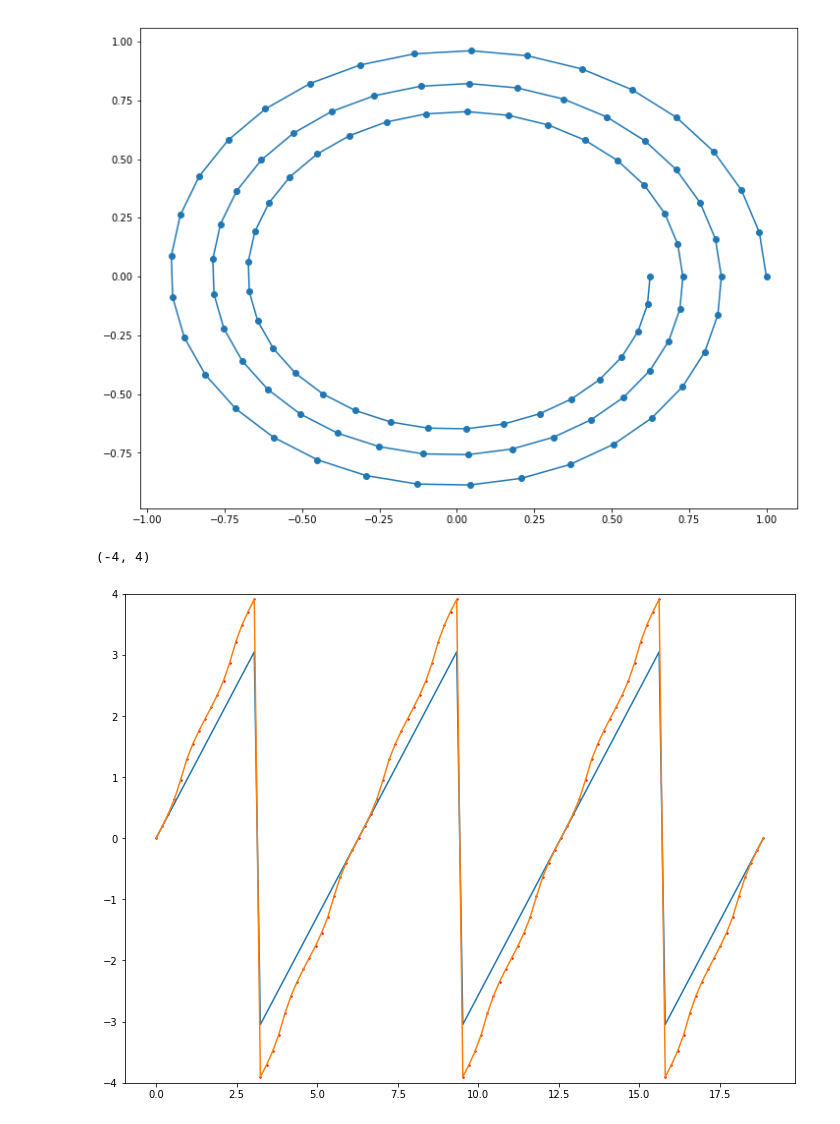
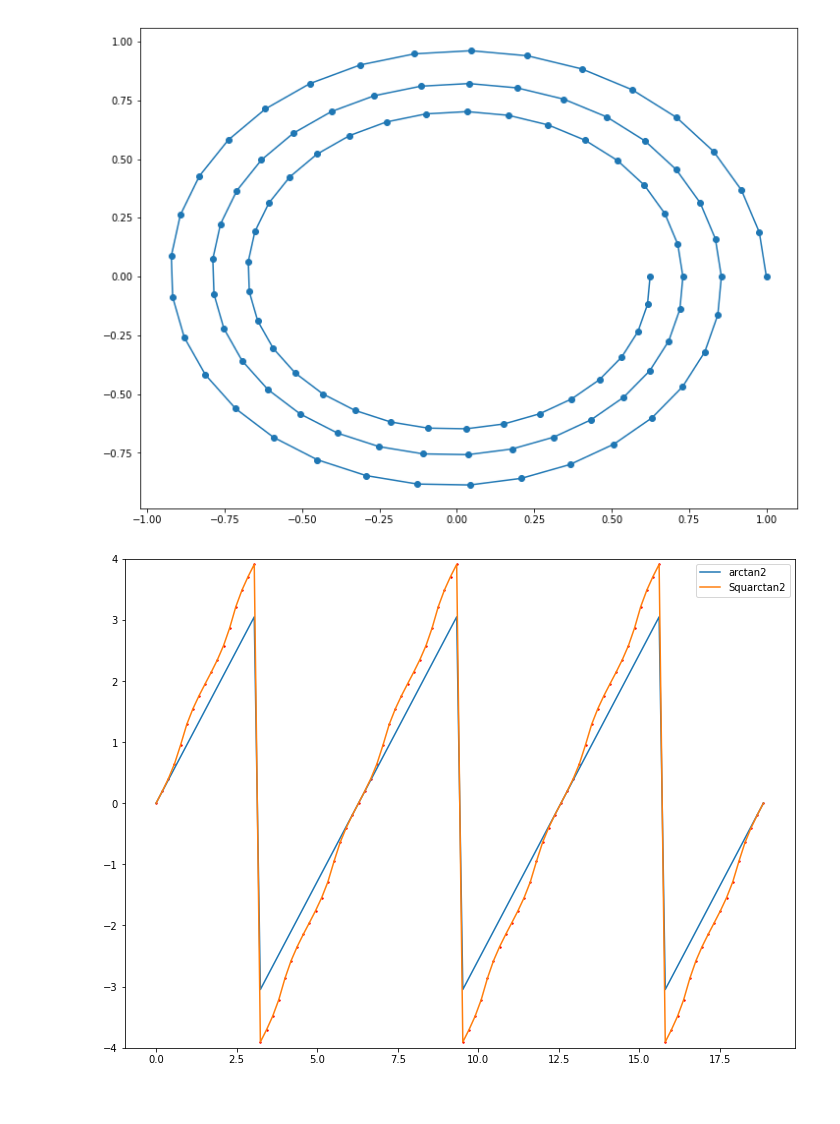
Before and after one commit to acidbourbon/lab_bench, a Jupyter notebook: workdir/jupyter/software_examples/sigproc_kit/squarish_arctan2.ipynb, the cells around one changed output. Cells and saved outputs as stored; diff of their text form; code cells hidden in the pictures.

Commit message:
labels in squarish_arctan2

```diff
--- a/workdir/jupyter/software_examples/sigproc_kit/squarish_arctan2.ipynb
+++ b/workdir/jupyter/software_examples/sigproc_kit/squarish_arctan2.ipynb
@@ -18,34 +18,35 @@ plt.plot(x,y)
 plt.show()
 
 def squatan(y,x):
 
     o1 = (abs(x) >= abs(y)) * (x>=0)
     o2 = (abs(x) < abs(y)) * (x>=0)
     o3 = (abs(x) < abs(y)) * (x<0)
     o4 = (abs(x) >= abs(y)) * (x<0)
 
     out = np.zeros(len(x))
 
     yovx = np.abs(y/(x+1e-12))
     xovy = np.abs(x/(y+1e-12))
 
 
     out += o1*yovx
     out += o2*(2-xovy)
     out += o3*(2+xovy)
     out += o4*(4-yovx)
 
     out = out * (y >= 0) - out * (y < 0)
     return out
 
 
 
 
-plt.plot(t,np.arctan2(y,x))
-plt.plot(t,squatan(y,x))
+plt.plot(t,np.arctan2(y,x),label="arctan2")
+plt.plot(t,squatan(y,x),label="Squarctan2")
 plt.scatter(t,squatan(y,x),c="red",s=2)
 plt.ylim(-4,4)
+plt.legend()
+plt.show()
 # %% [output]
 [figure]
-(-4, 4)
-[figure, old version]
+[figure, new version]
```
